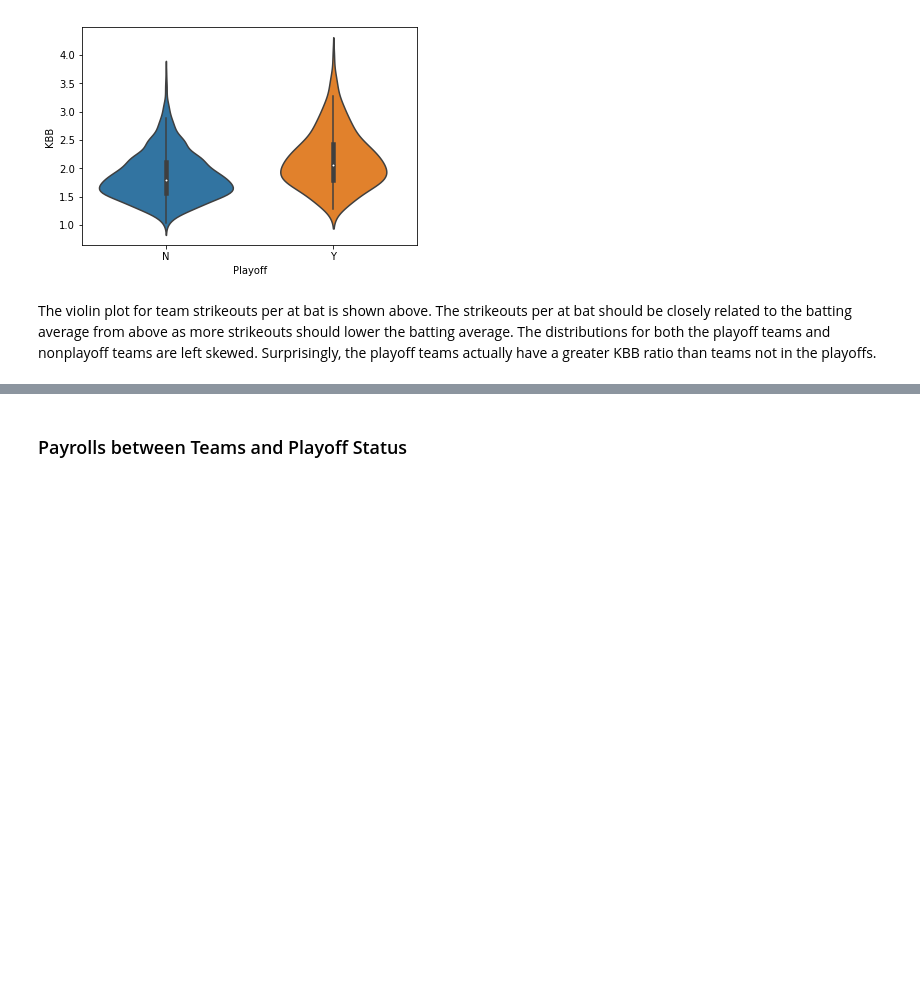
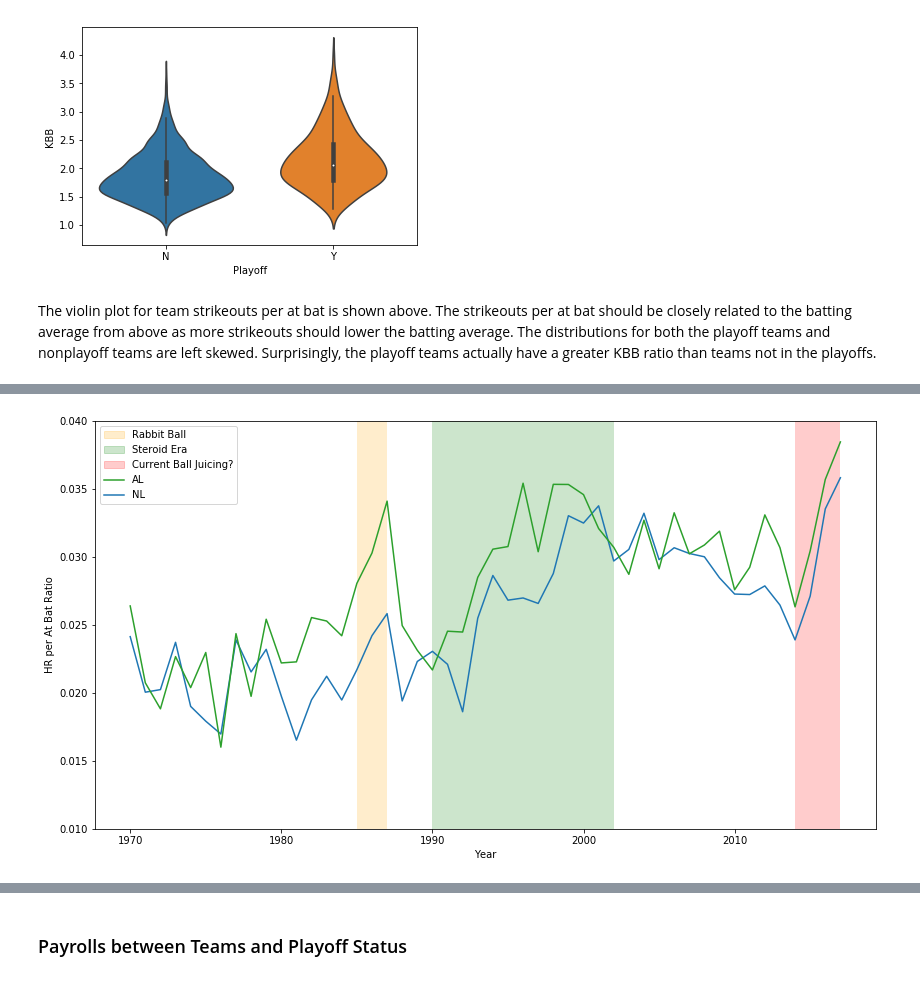
Before and after one commit to georgesturrock/7331_Lab1, a Jupyter notebook: Team2_Lab1.ipynb, the cells around one changed output, grey strips where cells are left out. Drawn from its saved outputs; the diff is of its cells as text; code cells hidden in the pictures; blank space fills up the shorter version.

```diff
--- a/Team2_Lab1.ipynb
+++ b/Team2_Lab1.ipynb
@@ -563,0 +603,33 @@ The violin plot for team strikeouts per at bat is shown above. The strikeouts pe
+# %%
+# Visualize Stats over time
+import matplotlib.patches as mpatches
+import matplotlib.lines as mlines
+
+hrPlotDat = teams2Plus
+hrPlotDat = pd.DataFrame({
+    'NL' : teams2Plus[teams2Plus.lgID == "NL"].groupby(['yearID'])['HRAB'].median() ,
+    'AL' : teams2Plus[teams2Plus.lgID == "AL"].groupby(['yearID'])['HRAB'].median()
+})
+hrPlotDat['year'] = hrPlotDat.index
+
+fig, ax = plt.subplots(1, 1, figsize=(14, 7.5))
+ax.set_ylim(0.01, 0.04)
+ax.fill_between(hrPlotDat.year,0, 1, where=(hrPlotDat['year'] >= 1985) & (hrPlotDat['year'] < 1988), facecolor='orange', alpha=0.2)
+ax.fill_between(hrPlotDat.year,0, 1, where=(hrPlotDat['year'] >= 1990) & (hrPlotDat['year'] < 2003), facecolor='green', alpha=0.2)
+ax.fill_between(hrPlotDat.year,0, 1, where=hrPlotDat['year'] >= 2014, facecolor='red', alpha=0.2)
+
+legendColRabbit = mpatches.Patch(color='orange', label='Rabbit Ball', alpha = 0.2)
+legendColRoid = mpatches.Patch(color='green', label='Steroid Era', alpha = 0.2)
+legendColUkn = mpatches.Patch(color='Red', label='Current Ball Juicing?', alpha = 0.2)
+legendLineAL = mlines.Line2D([], [], color="#1f77b4", label='NL')
+legendLineNL = mlines.Line2D([], [], color="#2ca02c", label='AL')
+
+plt.plot('year', 'NL', data = hrPlotDat, label="NL", color = "#1f77b4")
+plt.plot('year', 'AL', data = hrPlotDat, label="AL", color = "#2ca02c")
+plt.ylabel('HR per At Bat Ratio')
+plt.xlabel('Year')
+#plt.legend( prop={'size': 20})
+plt.legend(handles=[legendColRabbit, legendColRoid, legendColUkn, legendLineNL, legendLineAL])
+plt.show()
+# %% [output]
+[figure, added]
```
Also changed, not shown: parts of 45 cells of this notebook.
